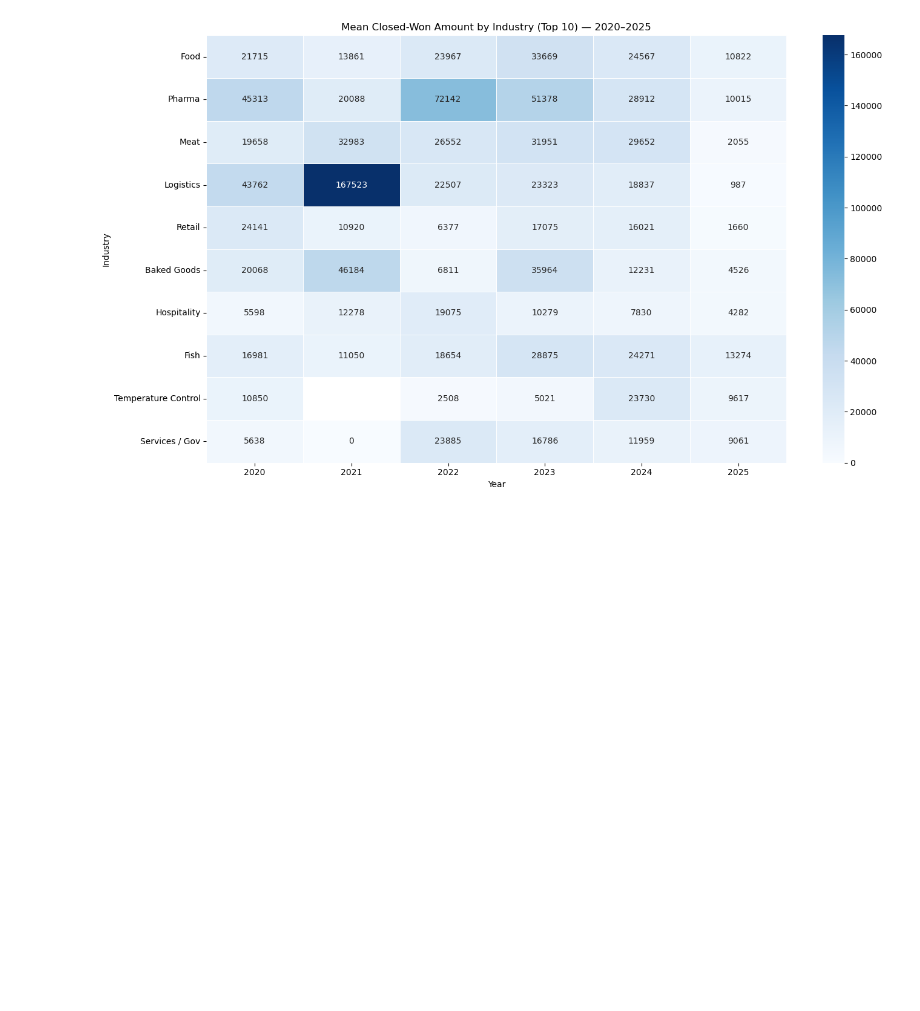
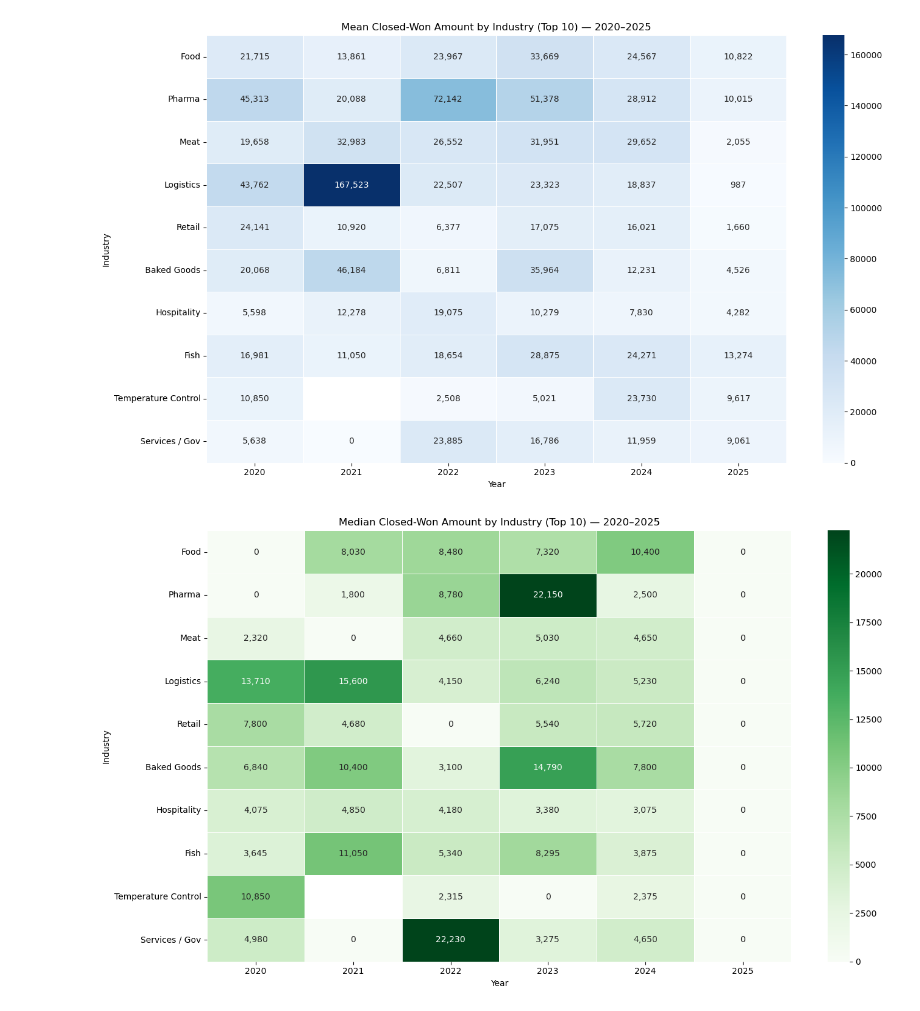
Before and after one commit to tihana-gray/pfda-big_project, a Jupyter notebook: contact_database_analysis.ipynb, the cells around one changed output. Cells and saved outputs as stored; diff of their text form; code cells hidden in the pictures; blank space fills up the shorter version.

Commit message:
median heatmap + fixed decimals + output analysis

```diff
--- a/contact_database_analysis.ipynb
+++ b/contact_database_analysis.ipynb
@@ -1328,4 +1330,35 @@ plt.show()
 # Displays the heatmap.
 # %% [output]
 [figure]
+# %%
+# Repurposing the mean pivot table for top 10 industries to median
+pivot_median = revenue_stats['median'].unstack(level=0)
+pivot_median_top = pivot_median.loc[top_10_industries]
+# %%
+# Median Closed-Won Revenue Heatmap
+
+plt.figure(figsize=(14, 8))
+
+sns.heatmap(
+    pivot_median_top,
+    annot=True,
+    fmt=",.0f",
+    cmap="Greens",    # Different colour to distinguish from mean
+    linewidths=0.5
+)
+
+# Adding titles and labels
+plt.title("Median Closed-Won Amount by Industry (Top 10) — 2020–2025")
+plt.xlabel("Year")
+plt.ylabel("Industry")
+
+# Adjusting layout to prevent overlap
+plt.tight_layout()
+
+# Saving output
+plt.savefig("plots/median_closed_amount_by_industry_heatmap.png", dpi=300, bbox_inches="tight")
+
+plt.show()
+# %% [output]
+[figure, added]
 # %% [markdown]
```
Also changed, not shown: parts of 3 cells of this notebook, 2 other files.
